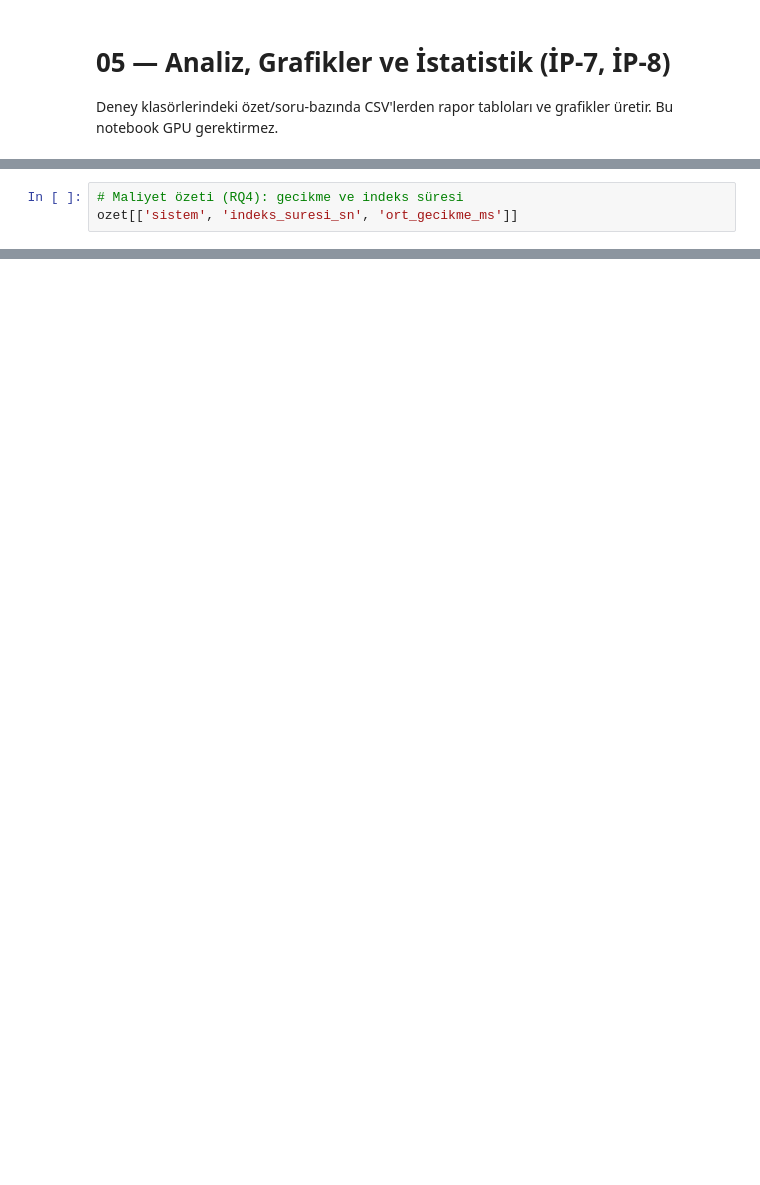
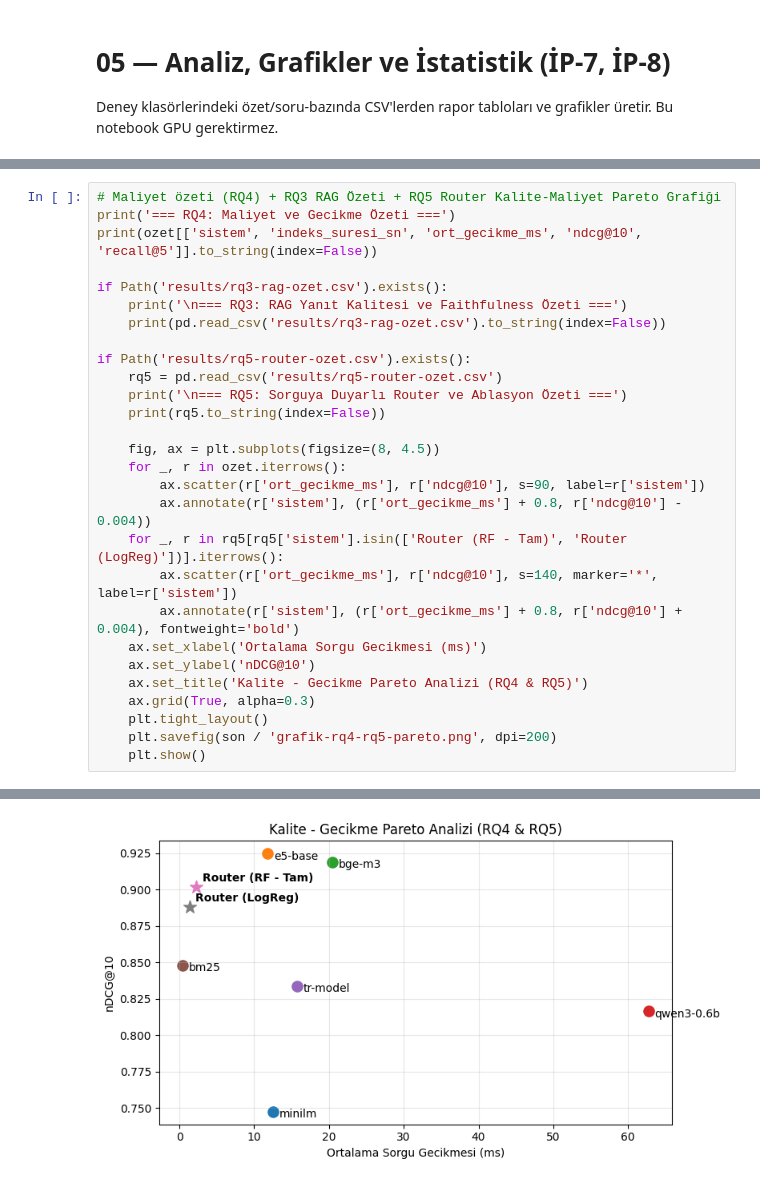
Before and after one commit to EmreK37/RAG-Tabanli-Turkce-Soru-Cevap-Sistemleri, a Jupyter notebook: notebooks/05_analiz.ipynb, the cells around one changed output, grey strips where cells are left out. Drawn from its saved outputs; the diff is of its cells as text; blank space fills up the shorter version.

```diff
--- a/notebooks/05_analiz.ipynb
+++ b/notebooks/05_analiz.ipynb
@@ -32,3 +87,29 @@ kirilim
 # %%
-# Maliyet özeti (RQ4): gecikme ve indeks süresi
-ozet[['sistem', 'indeks_suresi_sn', 'ort_gecikme_ms']]
+# Maliyet özeti (RQ4) + RQ3 RAG Özeti + RQ5 Router Kalite-Maliyet Pareto Grafiği
+print('=== RQ4: Maliyet ve Gecikme Özeti ===')
+print(ozet[['sistem', 'indeks_suresi_sn', 'ort_gecikme_ms', 'ndcg@10', 'recall@5']].to_string(index=False))
+
+if Path('results/rq3-rag-ozet.csv').exists():
+    print('\n=== RQ3: RAG Yanıt Kalitesi ve Faithfulness Özeti ===')
+    print(pd.read_csv('results/rq3-rag-ozet.csv').to_string(index=False))
+
+if Path('results/rq5-router-ozet.csv').exists():
+    rq5 = pd.read_csv('results/rq5-router-ozet.csv')
+    print('\n=== RQ5: Sorguya Duyarlı Router ve Ablasyon Özeti ===')
+    print(rq5.to_string(index=False))
+
+    fig, ax = plt.subplots(figsize=(8, 4.5))
+    for _, r in ozet.iterrows():
+        ax.scatter(r['ort_gecikme_ms'], r['ndcg@10'], s=90, label=r['sistem'])
+        ax.annotate(r['sistem'], (r['ort_gecikme_ms'] + 0.8, r['ndcg@10'] - 0.004))
+    for _, r in rq5[rq5['sistem'].isin(['Router (RF - Tam)', 'Router (LogReg)'])].iterrows():
+        ax.scatter(r['ort_gecikme_ms'], r['ndcg@10'], s=140, marker='*', label=r['sistem'])
+        ax.annotate(r['sistem'], (r['ort_gecikme_ms'] + 0.8, r['ndcg@10'] + 0.004), fontweight='bold')
+    ax.set_xlabel('Ortalama Sorgu Gecikmesi (ms)')
+    ax.set_ylabel('nDCG@10')
+    ax.set_title('Kalite - Gecikme Pareto Analizi (RQ4 & RQ5)')
+    ax.grid(True, alpha=0.3)
+    plt.tight_layout()
+    plt.savefig(son / 'grafik-rq4-rq5-pareto.png', dpi=200)
+    plt.show()
+# %% [output]
@@ -34,0 +133 @@ ozet[['sistem', 'indeks_suresi_sn', 'ort_gecikme_ms']]
+[figure, added]
```
Also changed, not shown: parts of 6 cells of this notebook, 13 other files.
